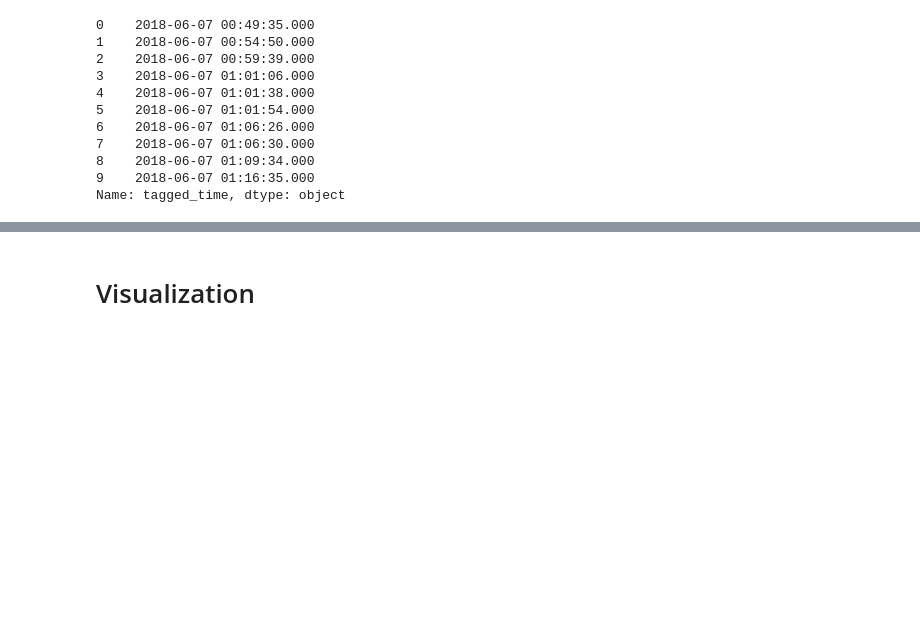
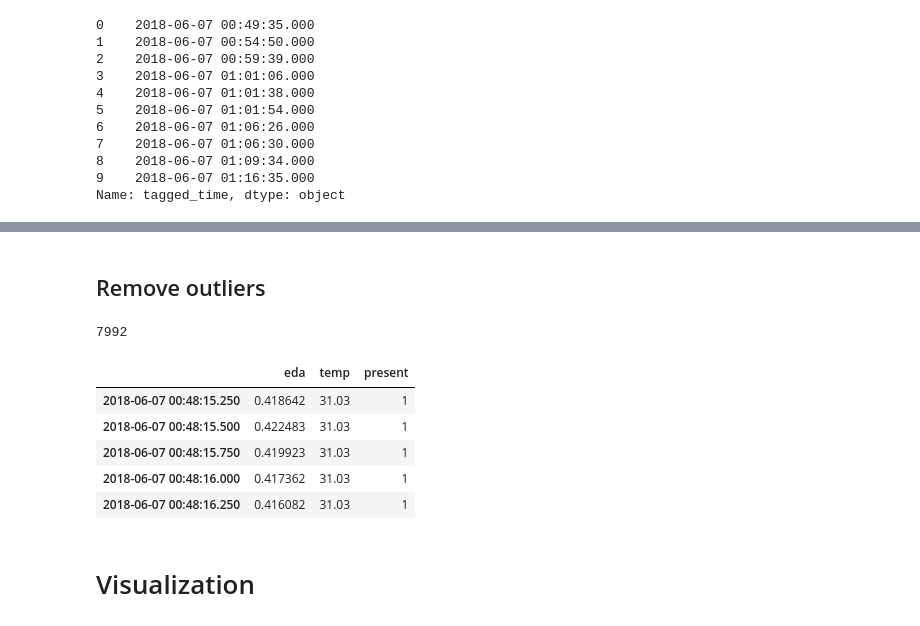
Before and after one commit to haohan723/Physiological-Data-Analysis, a Jupyter notebook: cvxEDA/src/pre and post experiment tonic component analysis .ipynb, the cells around one changed output, grey strips where cells are left out. Cells and saved outputs as stored; diff of their text form; code cells hidden in the pictures; blank space fills up the shorter version.

```diff
--- a/cvxEDA/src/pre and post experiment tonic component analysis .ipynb
+++ b/cvxEDA/src/pre and post experiment tonic component analysis .ipynb
@@ -198,2 +200,23 @@ tags_7
+# %% [markdown]
+## Remove outliers
+# %%
+fl_exp7 = fl_eda_7.copy()#example dataset of normally distributed data.
+fl_exp7['temp'] = fl_temp_7['temp']
+fl_exp7['present'] = 1
+# fl_exp6 = fl_exp6.reset_index(drop= True)?
+
+fl_exp7= fl_exp7[np.abs(fl_exp7.eda-fl_exp7.eda.mean())<=(3*fl_exp7.eda.std())] #keep only the ones that are within +3 to -3 standard deviations in the column 'Data'.
+fl_exp7= fl_exp7[~(np.abs(fl_exp7.eda-fl_exp7.eda.mean())>(3*fl_exp7.eda.std()))] #or if you prefer the other way around
+fl_exp7 = fl_exp7.dropna()
+print(len(fl_exp7))
+fl_exp7.head()
+# %% [output]
+7992
+|  | eda | temp | present |
+| 2018-06-07 00:48:15.250 | 0.418642 | 31.03 | 1 |
+| 2018-06-07 00:48:15.500 | 0.422483 | 31.03 | 1 |
+| 2018-06-07 00:48:15.750 | 0.419923 | 31.03 | 1 |
+| 2018-06-07 00:48:16.000 | 0.417362 | 31.03 | 1 |
+| 2018-06-07 00:48:16.250 | 0.416082 | 31.03 | 1 |
 # %% [markdown]
 # Visualization
```
Also changed, not shown: parts of 11 cells of this notebook.
